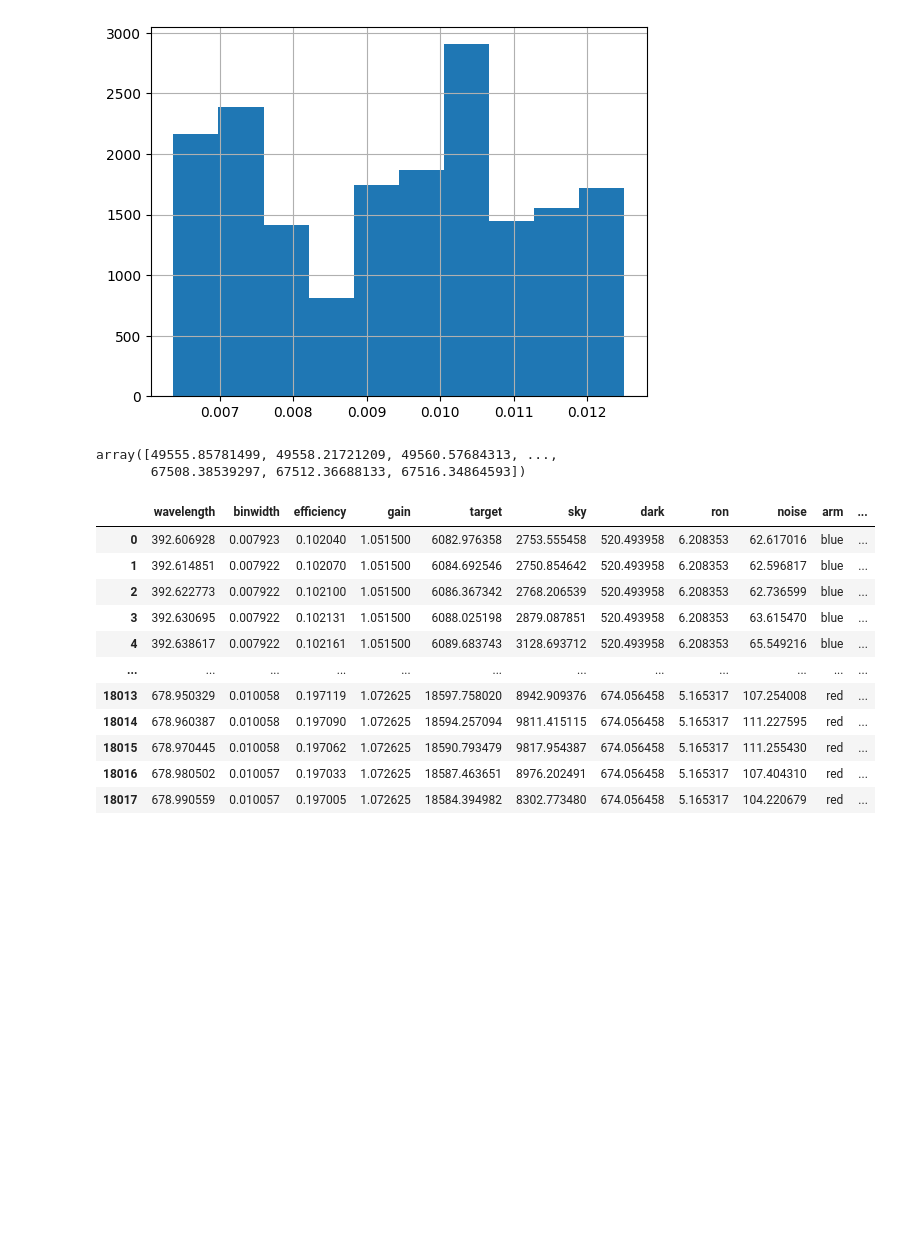
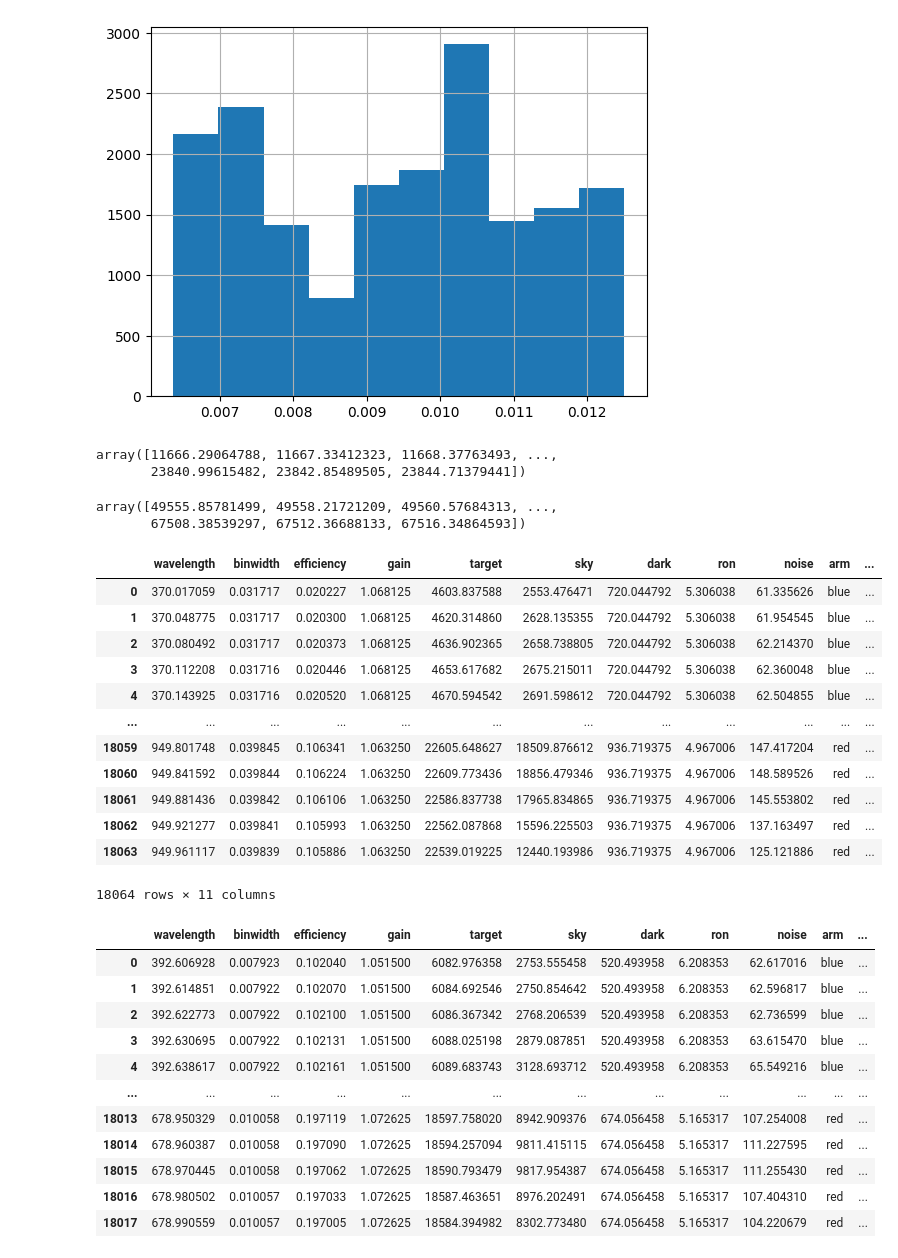
Before and after one commit to NicoGalvarino/simpaqs, a Jupyter notebook: test_ETC.ipynb, the cells around one changed output. Drawn from its saved outputs; the diff is of its cells as text; code cells hidden in the pictures; blank space fills up the shorter version.

```diff
--- a/test_ETC.ipynb
+++ b/test_ETC.ipynb
@@ -128,6 +129,16 @@ tbl_pd['binwidth'].hist()
 # %% [output]
 <Axes: >
 [figure]
+# %%
+R_lrs = np.zeros(tbl_low.shape[0])
+
+for i in range(len(R_lrs)):
+    R_lrs[i] = tbl_low.iloc[[i]]['wavelength'].values[0] / tbl_low.iloc[[i]]['binwidth'].values[0]
+
+R_lrs
+# %% [output]
+array([11666.29064788, 11667.33412323, 11668.37763493, ...,
+       23840.99615482, 23842.85489505, 23844.71379441])
 # %%
 R_etc = np.zeros(tbl_pd.shape[0])
 
@@ -138,6 +149,23 @@ R_etc
 # %% [output]
 array([49555.85781499, 49558.21721209, 49560.57684313, ...,
        67508.38539297, 67512.36688133, 67516.34864593])
+# %%
+tbl_low['R'] = tbl_low.apply(lambda x: x['wavelength'] / x['binwidth'], axis=1)
+tbl_low
+# %% [output]
+|  | wavelength | binwidth | efficiency | gain | target | sky | dark | ron | noise | arm | ... |
+| 0 | 370.017059 | 0.031717 | 0.020227 | 1.068125 | 4603.837588 | 2553.476471 | 720.044792 | 5.306038 | 61.335626 | blue | ... |
+| 1 | 370.048775 | 0.031717 | 0.020300 | 1.068125 | 4620.314860 | 2628.135355 | 720.044792 | 5.306038 | 61.954545 | blue | ... |
+| 2 | 370.080492 | 0.031717 | 0.020373 | 1.068125 | 4636.902365 | 2658.738805 | 720.044792 | 5.306038 | 62.214370 | blue | ... |
+| 3 | 370.112208 | 0.031716 | 0.020446 | 1.068125 | 4653.617682 | 2675.215011 | 720.044792 | 5.306038 | 62.360048 | blue | ... |
+| 4 | 370.143925 | 0.031716 | 0.020520 | 1.068125 | 4670.594542 | 2691.598612 | 720.044792 | 5.306038 | 62.504855 | blue | ... |
+| ... | ... | ... | ... | ... | ... | ... | ... | ... | ... | ... | ... |
+| 18059 | 949.801748 | 0.039845 | 0.106341 | 1.063250 | 22605.648627 | 18509.876612 | 936.719375 | 4.967006 | 147.417204 | red | ... |
+| 18060 | 949.841592 | 0.039844 | 0.106224 | 1.063250 | 22609.773436 | 18856.479346 | 936.719375 | 4.967006 | 148.589526 | red | ... |
+| 18061 | 949.881436 | 0.039842 | 0.106106 | 1.063250 | 22586.837738 | 17965.834865 | 936.719375 | 4.967006 | 145.553802 | red | ... |
+| 18062 | 949.921277 | 0.039841 | 0.105993 | 1.063250 | 22562.087868 | 15596.225503 | 936.719375 | 4.967006 | 137.163497 | red | ... |
+| 18063 | 949.961117 | 0.039839 | 0.105886 | 1.063250 | 22539.019225 | 12440.193986 | 936.719375 | 4.967006 | 125.121886 | red | ... |
+18064 rows × 11 columns
 # %%
 tbl_pd['R'] = tbl_pd.apply(lambda x: x['wavelength'] / x['binwidth'], axis=1)
 tbl_pd
```
Also changed, not shown: parts of 5 cells of this notebook.
